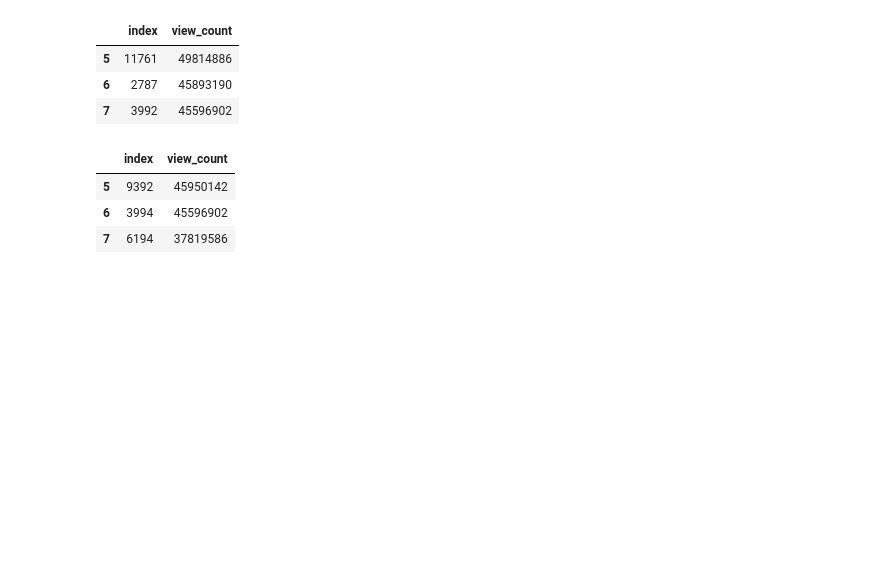
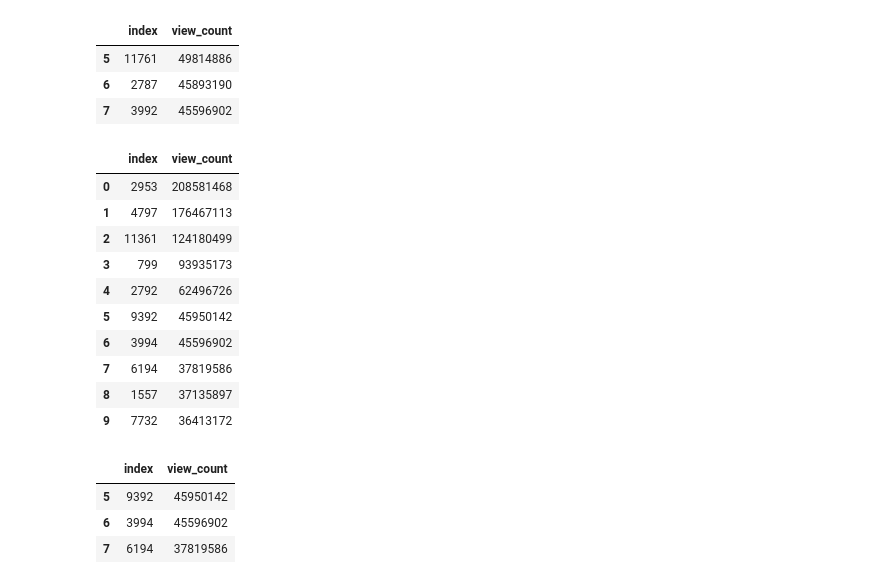
Before and after one commit to gorkemguneser/Youtube-Trending-Videos-Statistical-Analysis, a Jupyter notebook: code/nina.ipynb, the cells around one changed output. Saved outputs shown, nothing was run; the diff lists cells and outputs as text; code cells hidden in the pictures; blank space fills up the shorter version.

```diff
--- a/code/nina.ipynb
+++ b/code/nina.ipynb
@@ -250,7 +275,20 @@ data_us_updated.head(3)
 | 6 | 2787 | 45893190 |
 | 7 | 3992 | 45596902 |
 # %%
-data_gb_updated = data_gb_unique['view_count'].sort_values(ascending = False).reset_index().head(10)
+data_gb_updated = data_gb_unique['view_count'].sort_values(ascending = False).reset_index()
+data_gb_updated.head(10)
+# %% [output]
+|  | index | view_count |
+| 0 | 2953 | 208581468 |
+| 1 | 4797 | 176467113 |
+| 2 | 11361 | 124180499 |
+| 3 | 799 | 93935173 |
+| 4 | 2792 | 62496726 |
+| 5 | 9392 | 45950142 |
+| 6 | 3994 | 45596902 |
+| 7 | 6194 | 37819586 |
+| 8 | 1557 | 37135897 |
+| 9 | 7732 | 36413172 |
 # %%
 data_gb_updated = data_gb_updated.drop(index = [0, 1, 2, 3, 4])
 data_gb_updated.head(3)
```
Also changed, not shown: parts of 21 cells of this notebook.
